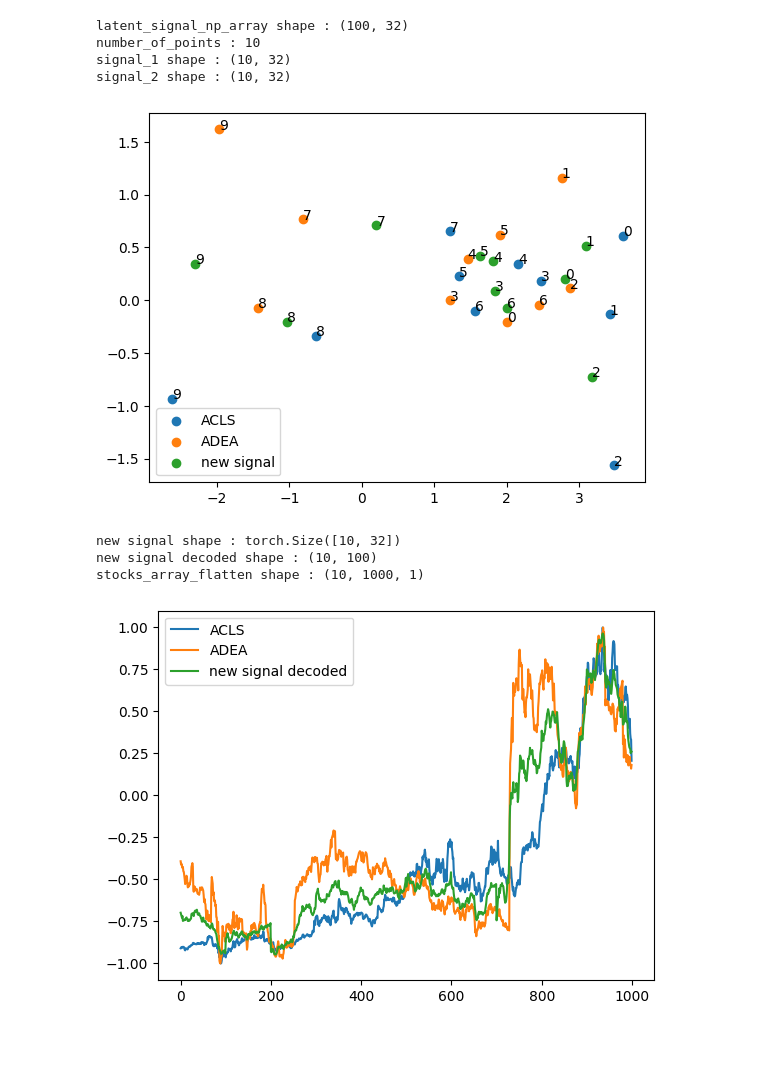
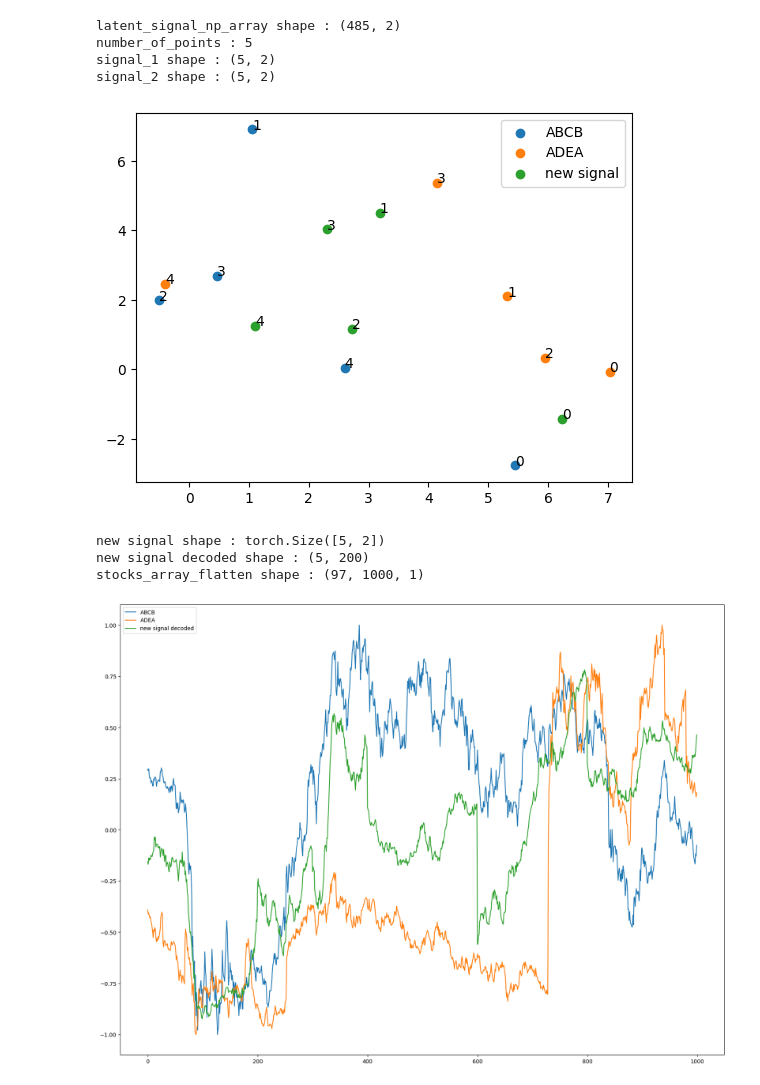
Before and after one commit to MaximeSzymanski/StocksClusteringVAE, a Jupyter notebook: VAE_stocks.ipynb, the cells around one changed output. Cells and saved outputs as stored; diff of their text form; code cells hidden in the pictures; blank space fills up the shorter version.

```diff
--- a/VAE_stocks.ipynb
+++ b/VAE_stocks.ipynb
@@ -541,6 +471,5 @@ class RecurrentAutoencoder(nn.Module):
 # %%
 print(f"sub_series_length : {sub_series_length}")
 device = torch.device("cuda" if torch.cuda.is_available() else "cpu")
-latent_dim = 32
+latent_dim = 2
 model = RecurrentAutoencoder(sub_series_length, 1, 32,sub_seq_len=100,latent_dim=latent_dim).to(device)
-print(f"model : {model}")
@@ -570,7 +501,7 @@ def reconstruction_loss(x, y):
 
     return nn.MSELoss(reduction='sum')(x,y)
 
-def loss_function(x, original_x, mu, sigma,k1=1,k2=1e-2):
+def loss_function(x, original_x, mu, sigma,k1=1,k2=1e-3):
     return k1 *reconstruction_loss(original_x, x) + k2 * KL_loss(mu, sigma)
 # %%
 # Convert the numpy array to a PyTorch tensor
@@ -621,9 +540,10 @@ random sub series : [3 0 0 1 3]
 # %%
 # try a simple overfitting
-optimizer = torch.optim.Adam(model.parameters(), lr=0.001)
+optimizer = torch.optim.Adam(model.parameters(), lr=0.00005)
+
 #loss_fn = nn.L1Loss(reduction='sum')
 
-for epoch in range(2000):
+for epoch in range(5000):
     optimizer.zero_grad()
     x, original_x, mu, sigma = model(signal_to_tensor)
 
@@ -770,7 +696,7 @@ latent_space_np_array shape : (10, 2)
 print(f"latent_signal_np_array shape : {signals_latent.shape}")
 signals_latent = signals_latent.reshape((number_of_stocks, number_of_sub_series, latent_dim))
 
-signal_1_index,signal_1_name = 8, stock_symbols[8]
+signal_1_index,signal_1_name = 3, stock_symbols[3]
 
 signal_2_index ,signal_2_name = 9, stock_symbols[9]
 signal_1 = signals_latent[signal_1_index]
@@ -804,33 +730,34 @@ for i in range(number_of_points):
 plt.legend()
 plt.show()
 # %% [output]
-latent_signal_np_array shape : (100, 32)
-number_of_points : 10
-signal_1 shape : (10, 32)
-signal_2 shape : (10, 32)
+latent_signal_np_array shape : (485, 2)
+number_of_points : 5
+signal_1 shape : (5, 2)
+signal_2 shape : (5, 2)
-[figure, old version]
+[figure, new version]
 # %%
 # decode the new signal
 new_signal = torch.from_numpy(new_signal).float().to(device)
 new_signal = new_signal.squeeze()
 print(f"new signal shape : {new_signal.shape}")
 with torch.no_grad():
     new_signal_decoded = model.decoder(new_signal)
     new_signal_decoded = nn.Tanh()(new_signal_decoded)
     new_signal_decoded = new_signal_decoded.squeeze().cpu().detach().numpy()
 print(f"new signal decoded shape : {new_signal_decoded.shape}")
 new_signal_decoded = new_signal_decoded.reshape((number_of_sub_series*sub_series_length,1))
 
 stocks_array_flatten = stocks_np_array.reshape((number_of_stocks,number_of_sub_series*sub_series_length,1))
 print(f"stocks_array_flatten shape : {stocks_array_flatten.shape}")
 # plot the new signal decoded, the first signal and the second signal
+plt.figure(figsize=(20, 15))
 plt.plot(stocks_array_flatten[signal_1_index],label=signal_1_name)
 plt.plot(stocks_array_flatten[signal_2_index],label=signal_2_name)
 plt.plot(new_signal_decoded,label='new signal decoded')
 plt.legend()
 plt.show()
 # %% [output]
-new signal shape : torch.Size([10, 32])
-new signal decoded shape : (10, 100)
-stocks_array_flatten shape : (10, 1000, 1)
+new signal shape : torch.Size([5, 2])
+new signal decoded shape : (5, 200)
+stocks_array_flatten shape : (97, 1000, 1)
-[figure, old version]
+[figure, new version]
```
Also changed, not shown: parts of 14 cells of this notebook.
